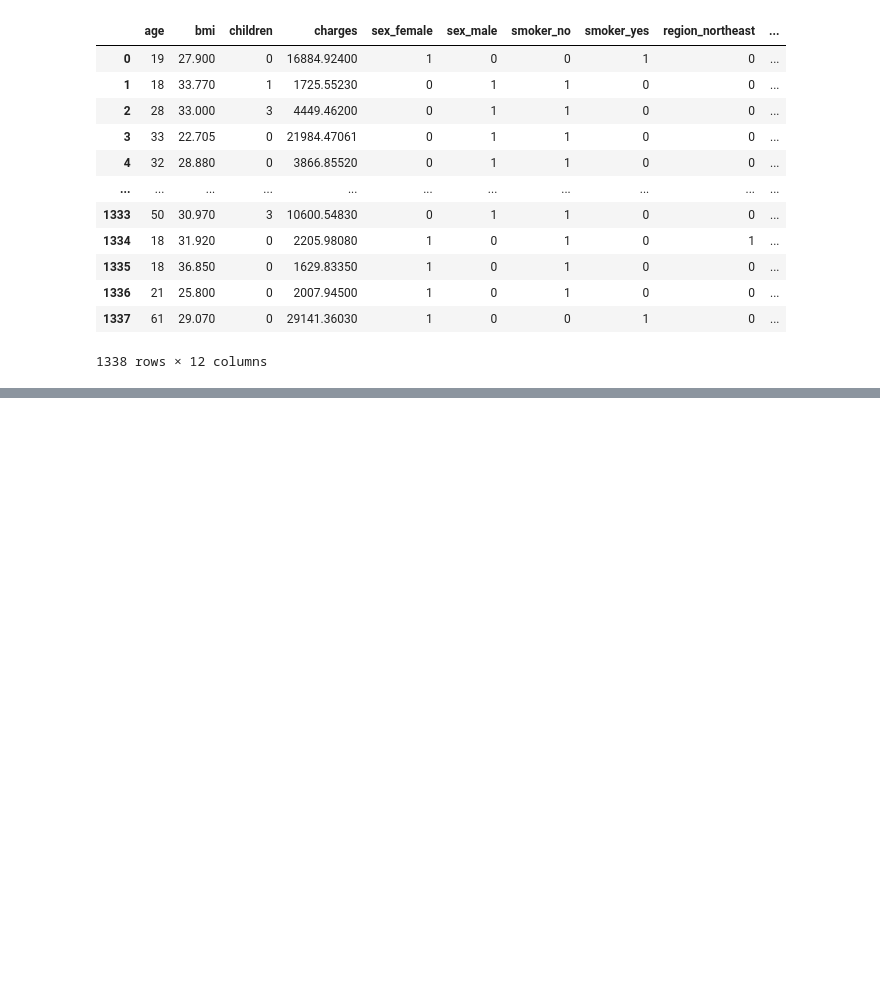
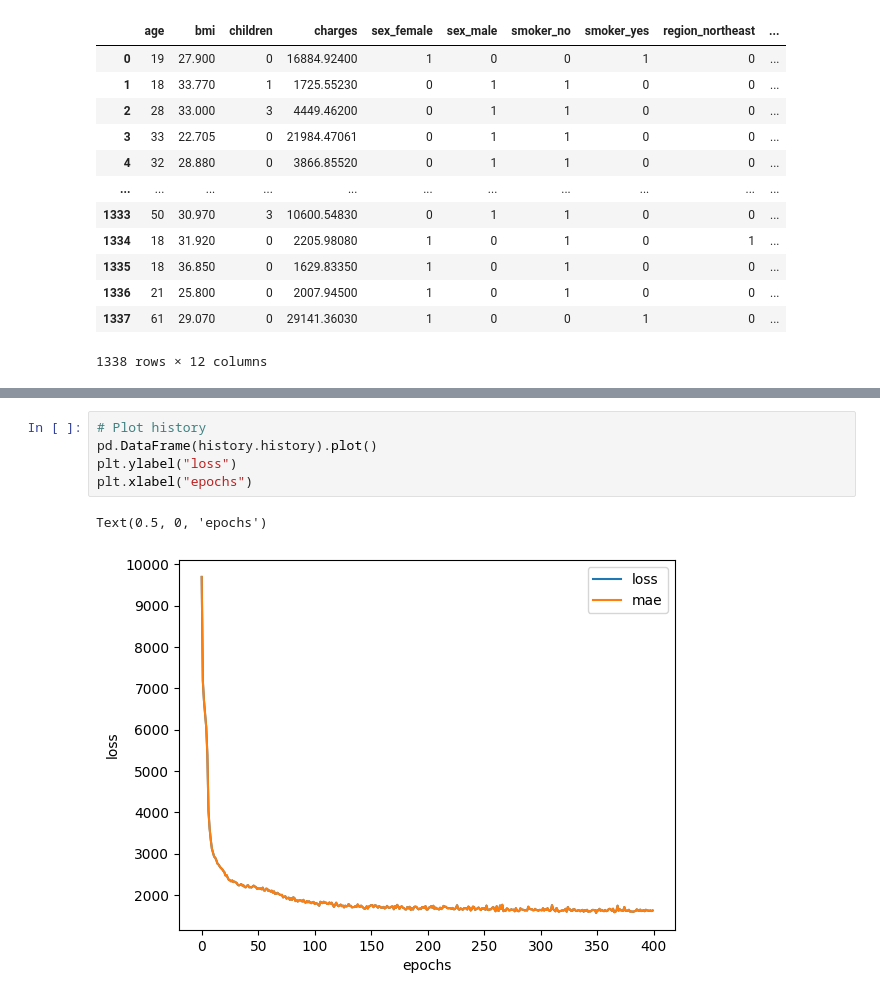
Before and after one commit to dcolbourne/Colab, a Jupyter notebook: neuralnetworkregression2.ipynb, the cells around one changed output, grey strips where cells are left out. Saved outputs shown, nothing was run; the diff lists cells and outputs as text; blank space fills up the shorter version.

```diff
--- a/neuralnetworkregression2.ipynb
+++ b/neuralnetworkregression2.ipynb
@@ -821,0 +894,8 @@ pd.get_dummies(insurance, dtype="int")
+# %%
+# Plot history
+pd.DataFrame(history.history).plot()
+plt.ylabel("loss")
+plt.xlabel("epochs")
+# %% [output]
+Text(0.5, 0, 'epochs')
+[figure, added]
```
Also changed, not shown: parts of 71 cells of this notebook.
